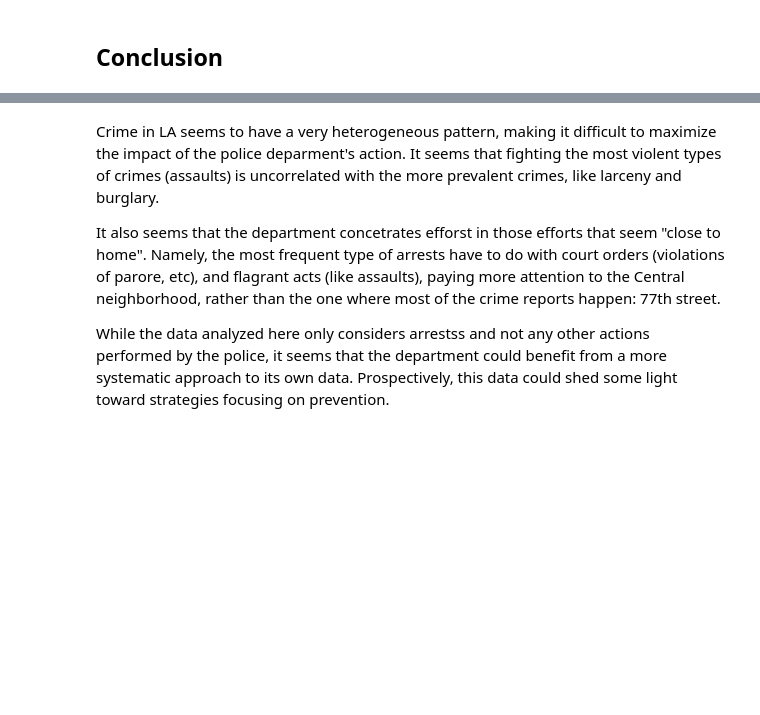
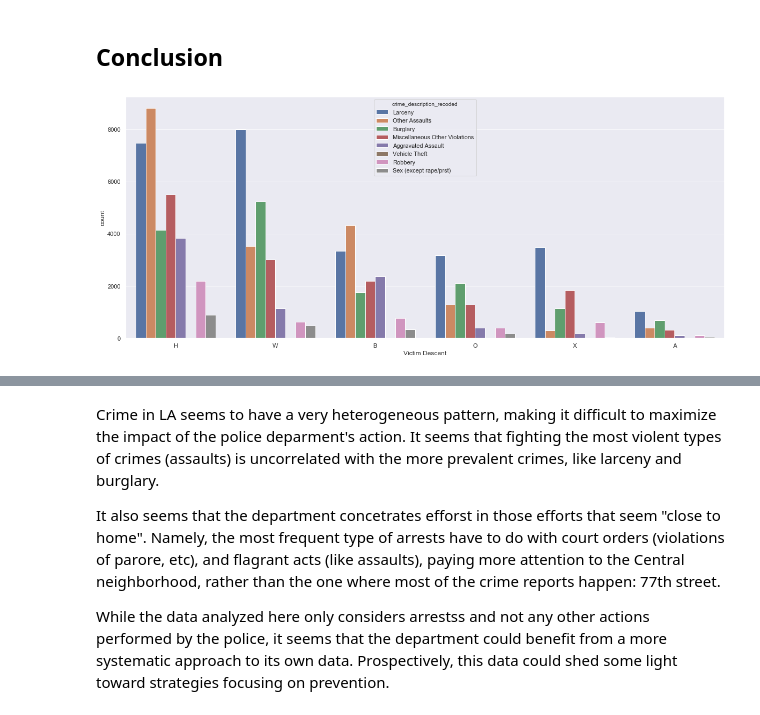
Before and after one commit to abreulastra/crime_analysis, a Jupyter notebook: crime_patterns_LA.ipynb, the cells around one changed output, grey strips where cells are left out. Cells and saved outputs as stored; diff of their text form; code cells hidden in the pictures; blank space fills up the shorter version.

```diff
--- a/crime_patterns_LA.ipynb
+++ b/crime_patterns_LA.ipynb
@@ -376,3 +407,8 @@ For the third component, in general, having a victim of black ethnicity is posit
 **To answer question 3** it seems that the criminal activity is so scattered, that the most violent crimes are not correlated with the least violent but more prevalent, like larceny. The data seems to suggest that unless there is a differentiated strategy, fighting one type of crime, does not help to curve or prevent the other type.
 # %% [markdown]
 ## Conclusion
+# %%
+data = cri[(cri['crime_description_recoded'].isin(top_crimes)) & (cri['Victim Descent'].isin(cri['Victim Descent'].value_counts().head(6).index))]
+ax = sns.countplot(x='Victim Descent', order = data['Victim Descent'].value_counts().index, data = data, hue = 'crime_description_recoded', hue_order = top_crimes)
+# %% [output]
+[figure, added]
```
Also changed, not shown: parts of 15 cells of this notebook, 4 other files.
